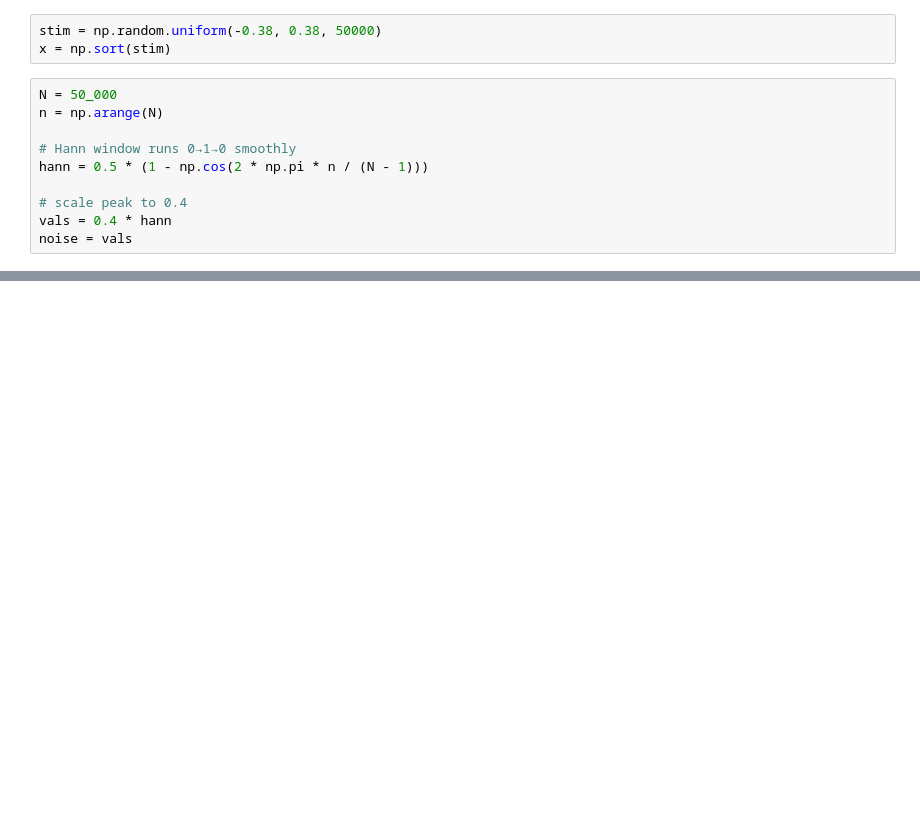
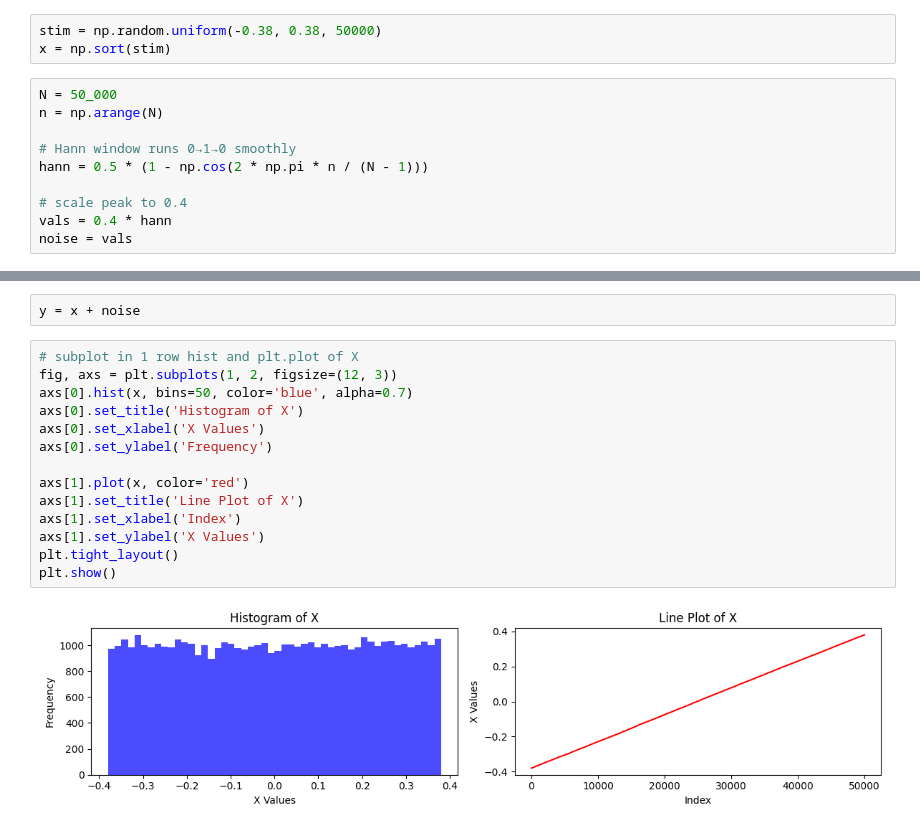
Before and after one commit to siyer7/asymmetry_design, a Jupyter notebook: code/NN.ipynb, the cells around one changed output, grey strips where cells are left out. Cells and saved outputs as stored; diff of their text form; blank space fills up the shorter version.

```diff
--- a/code/NN.ipynb
+++ b/code/NN.ipynb
@@ -231,0 +177,18 @@ plt.tight_layout()
+# %%
+y = x + noise
+# %%
+# subplot in 1 row hist and plt.plot of X
+fig, axs = plt.subplots(1, 2, figsize=(12, 3))
+axs[0].hist(x, bins=50, color='blue', alpha=0.7)
+axs[0].set_title('Histogram of X')
+axs[0].set_xlabel('X Values')
+axs[0].set_ylabel('Frequency')
+
+axs[1].plot(x, color='red')
+axs[1].set_title('Line Plot of X')
+axs[1].set_xlabel('Index')
+axs[1].set_ylabel('X Values')
+plt.tight_layout()
+plt.show()
+# %% [output]
+[figure, added]
```
Also changed, not shown: parts of 15 cells of this notebook.
